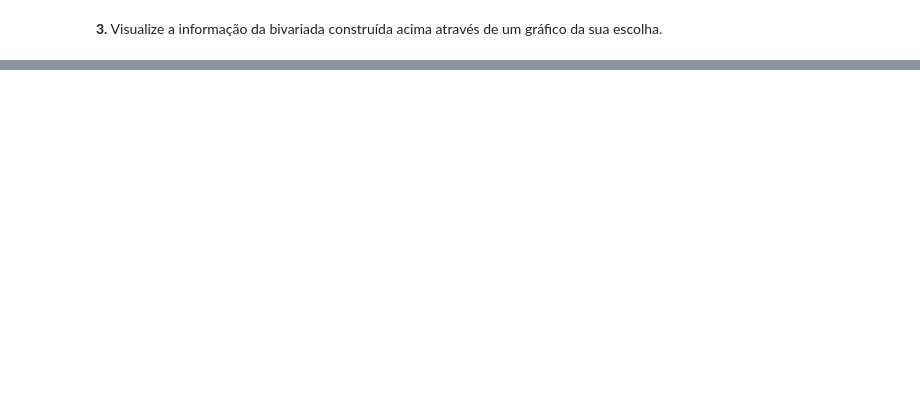
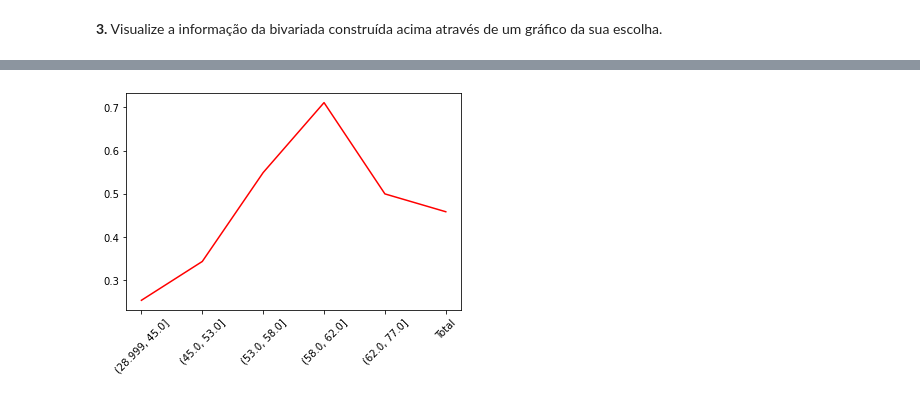
Before and after one commit to njuliacsouza/_projetosEBAC, a Jupyter notebook: Atividade_Modulo_18/mod18_ex01_bivariada_logística.ipynb, the cells around one changed output, grey strips where cells are left out. Drawn from its saved outputs; the diff is of its cells as text; code cells hidden in the pictures; blank space fills up the shorter version.

```diff
--- a/Atividade_Modulo_18/mod18_ex01_bivariada_logística.ipynb
+++ b/Atividade_Modulo_18/mod18_ex01_bivariada_logística.ipynb
@@ -158,0 +160,6 @@ plt.plot(ana_biv['Odds'],ana_biv['média_doentes_por_idade'],  'r');
+# %%
+ana_biv_2.index = ana_biv_2.index.astype(str)
+plt.plot(ana_biv_2['media_doentes_por_idade'],  'r')
+plt.xticks(rotation=45);
+# %% [output]
+[figure, added]
```
Also changed, not shown: parts of 4 cells of this notebook.
